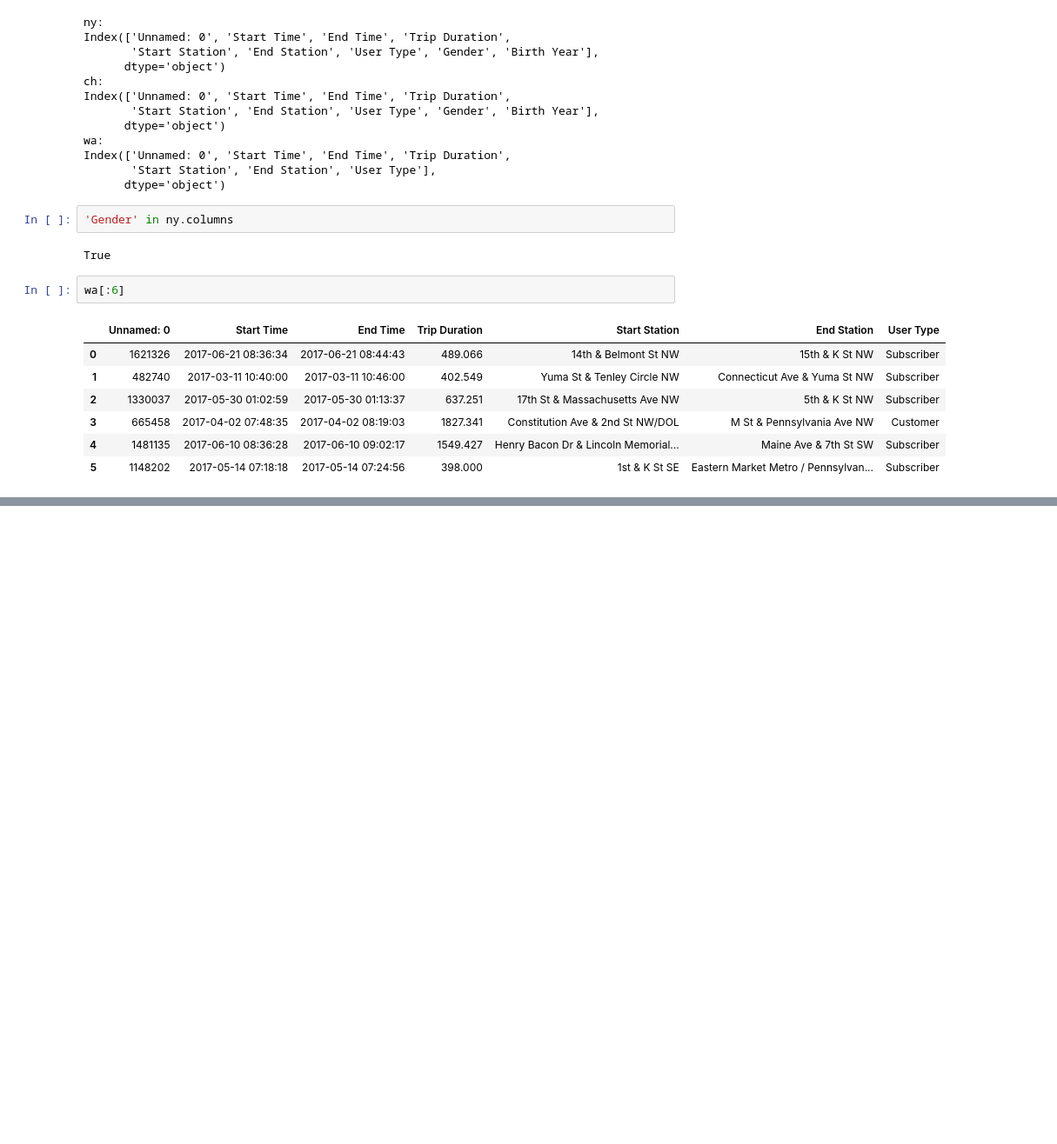
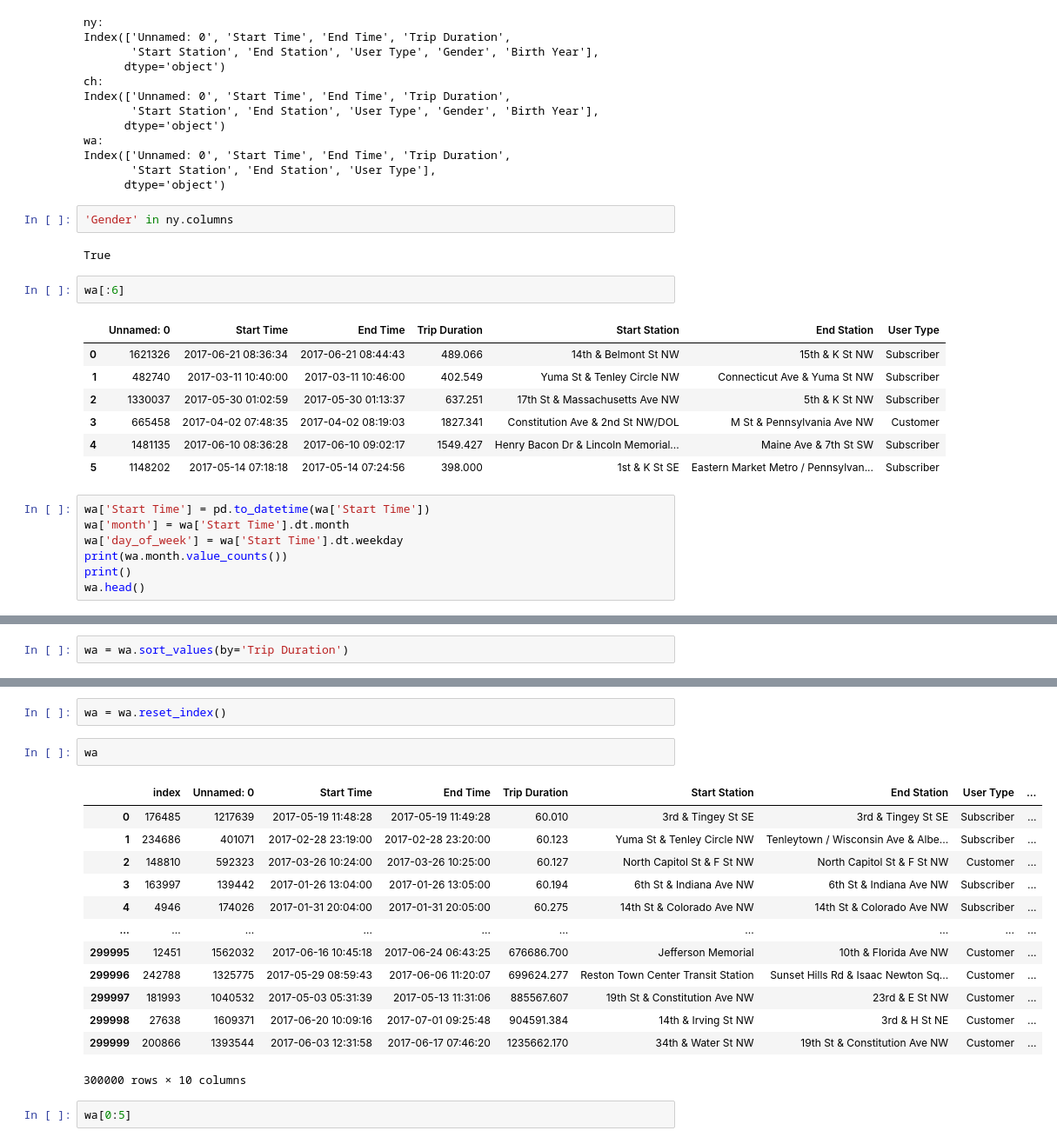
Before and after one commit to jungsNN/pdsnd_github, a Jupyter notebook: bikeshare_jupyter.ipynb, the cells around one changed output, grey strips where cells are left out. Shown at 87% size. Cells and saved outputs as stored; diff of their text form; blank space fills up the shorter version.

```diff
--- a/bikeshare_jupyter.ipynb
+++ b/bikeshare_jupyter.ipynb
@@ -66,3 +66,10 @@ wa[:6]
 | 3 | 665458 | 2017-04-02 07:48:35 | 2017-04-02 08:19:03 | 1827.341 | Constitution Ave & 2nd St NW/DOL | M St & Pennsylvania Ave NW | Customer |
 | 4 | 1481135 | 2017-06-10 08:36:28 | 2017-06-10 09:02:17 | 1549.427 | Henry Bacon Dr & Lincoln Memorial... | Maine Ave & 7th St SW | Subscriber |
 | 5 | 1148202 | 2017-05-14 07:18:18 | 2017-05-14 07:24:56 | 398.000 | 1st & K St SE | Eastern Market Metro / Pennsylvan... | Subscriber |
+# %%
+wa['Start Time'] = pd.to_datetime(wa['Start Time'])
+wa['month'] = wa['Start Time'].dt.month
+wa['day_of_week'] = wa['Start Time'].dt.weekday
+print(wa.month.value_counts())
+print()
+wa.head()
@@ -68,0 +165,2 @@ wa[:6]
+# %%
+wa = wa.sort_values(by='Trip Duration')
@@ -68,0 +176,20 @@ wa[:6]
+# %%
+wa = wa.reset_index()
+# %%
+wa
+# %% [output]
+|  | index | Unnamed: 0 | Start Time | End Time | Trip Duration | Start Station | End Station | User Type | ... |
+| 0 | 176485 | 1217639 | 2017-05-19 11:48:28 | 2017-05-19 11:49:28 | 60.010 | 3rd & Tingey St SE | 3rd & Tingey St SE | Subscriber | ... |
+| 1 | 234686 | 401071 | 2017-02-28 23:19:00 | 2017-02-28 23:20:00 | 60.123 | Yuma St & Tenley Circle NW | Tenleytown / Wisconsin Ave & Albe... | Subscriber | ... |
+| 2 | 148810 | 592323 | 2017-03-26 10:24:00 | 2017-03-26 10:25:00 | 60.127 | North Capitol St & F St NW | North Capitol St & F St NW | Customer | ... |
+| 3 | 163997 | 139442 | 2017-01-26 13:04:00 | 2017-01-26 13:05:00 | 60.194 | 6th St & Indiana Ave NW | 6th St & Indiana Ave NW | Subscriber | ... |
+| 4 | 4946 | 174026 | 2017-01-31 20:04:00 | 2017-01-31 20:05:00 | 60.275 | 14th St & Colorado Ave NW | 14th St & Colorado Ave NW | Subscriber | ... |
+| ... | ... | ... | ... | ... | ... | ... | ... | ... | ... |
+| 299995 | 12451 | 1562032 | 2017-06-16 10:45:18 | 2017-06-24 06:43:25 | 676686.700 | Jefferson Memorial | 10th & Florida Ave NW | Customer | ... |
+| 299996 | 242788 | 1325775 | 2017-05-29 08:59:43 | 2017-06-06 11:20:07 | 699624.277 | Reston Town Center Transit Station | Sunset Hills Rd & Isaac Newton Sq... | Customer | ... |
+| 299997 | 181993 | 1040532 | 2017-05-03 05:31:39 | 2017-05-13 11:31:06 | 885567.607 | 19th St & Constitution Ave NW | 23rd & E St NW | Customer | ... |
+| 299998 | 27638 | 1609371 | 2017-06-20 10:09:16 | 2017-07-01 09:25:48 | 904591.384 | 14th & Irving St NW | 3rd & H St NE | Customer | ... |
+| 299999 | 200866 | 1393544 | 2017-06-03 12:31:58 | 2017-06-17 07:46:20 | 1235662.170 | 34th & Water St NW | 19th St & Constitution Ave NW | Customer | ... |
+300000 rows × 10 columns
+# %%
+wa[0:5]
```
Also changed, not shown: parts of 8 cells of this notebook.
